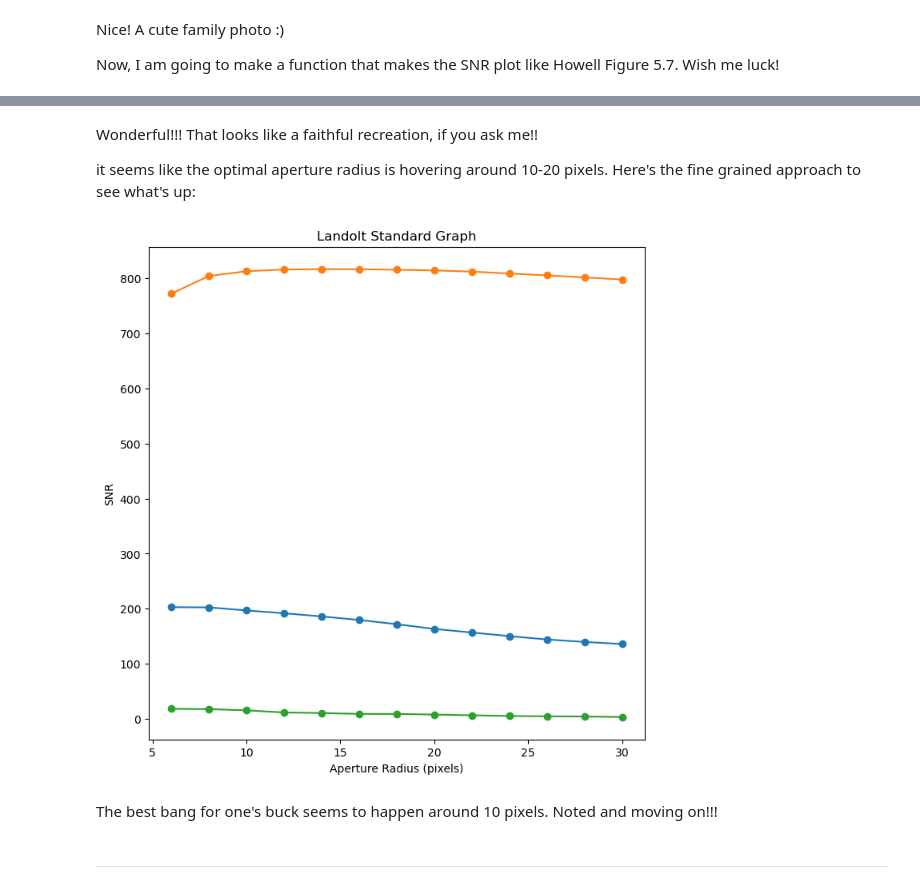
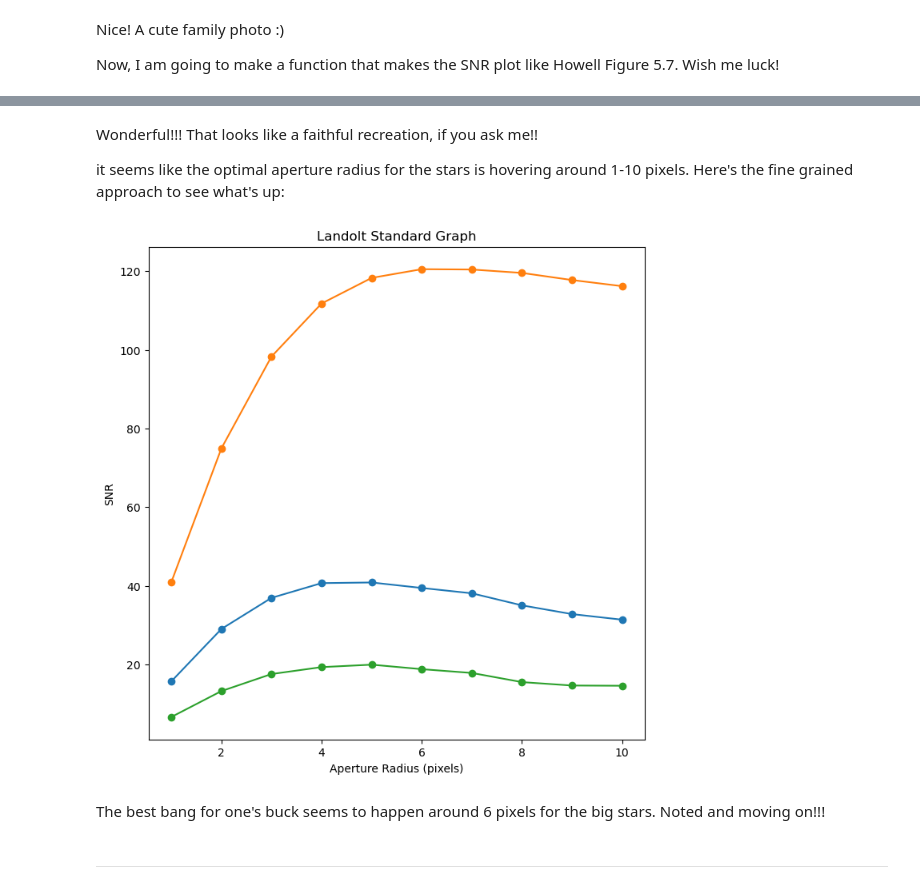
Before and after one commit to belackay/astr_8060_s26_hgbg, a Jupyter notebook: work/belackay/harrison_hmw/jessiehmw6.ipynb, the cells around one changed output, grey strips where cells are left out. Saved outputs shown, nothing was run; the diff lists cells and outputs as text; code cells hidden in the pictures.

```diff
--- a/work/belackay/harrison_hmw/jessiehmw6.ipynb
+++ b/work/belackay/harrison_hmw/jessiehmw6.ipynb
@@ -154,6 +154,8 @@ def make_master_flat(flat_files, master_bias):
     flat_images = [open_image(file) for file in flat_files]
     trimmed_flat_images = [subtract_and_trim(flat) for flat in flat_images]
     bias_subtracted_flats = [flat.subtract(master_bias) for flat in trimmed_flat_images]
+    #flat_mean = np.mean(np.mean(bias_subtracted_flats, axis=1), axis=1)
+    #master_flat = combine(bias_subtracted_flats, method='median', weights=flat_mean, sigma_clip=True, sigma_clip_low_thresh=3, sigma_clip_high_thresh=3)
     master_flat = combine(bias_subtracted_flats, method='average', sigma_clip=True, sigma_clip_low_thresh=2, sigma_clip_high_thresh=2)
     science_data = master_flat.data
     median_val = np.nanmedian(science_data[science_data > 0])
@@ -164,8 +166,8 @@ def make_master_flat(flat_files, master_bias):
 
 def make_master_dark(dark_files, master_bias):
     dark_images = [open_image(file) for file in dark_files]
-    trimmed_dark_images = [subtract_and_trim(dark).subtract(master_bias) for dark in dark_images]
-    bias_subtracted_darks = [flat.subtract(master_bias) for flat in trimmed_dark_images]
+    trimmed_dark_images = [subtract_and_trim(dark) for dark in dark_images]
+    bias_subtracted_darks = [dark.subtract(master_bias) for dark in trimmed_dark_images]
     master_dark = combine(bias_subtracted_darks, method='average', sigma_clip=True, sigma_clip_low_thresh=3, sigma_clip_high_thresh=3)
     return master_dark
 
@@ -260,11 +281,11 @@ plot_processed_file(otzb_landolt, (10, 10), "Landolt Standard Field Calibrated I
 # %% [markdown]
 Gorgeous!!!!! Okay!!! Now, let's try to get the apparatus for finding the stars, finding the three different stars, as well as using all the different aperture size. From my snooping around on SAO, I am choosing the following stars:
 # %%
-x1 = 1044.35 - 53.0 # medium
-x2 = 666.0 - 53.0 # bright
-x3 = 1322.0 - 53.0 # faint
-y1 = 2048.0 - 1049.0
-y2 = 2048.0 - 1713.0
-y3 = 2048.0 - 1088.0
+x1 = 1047.529 # medium
+x2 = 1228.0913 # bright
+x3 = 802.58066 # faint
+y1 = 1043.5555
+y2 = 742.88683
+y3 = 682.4134
 positions = [(x1,y1),(x2,y2),(x3,y3)]
 # %% [markdown]
@@ -311,18 +332,17 @@ Now, I am going to make a function that makes the SNR plot like Howell Figure 5.
 # %%
 from photutils.aperture import ApertureStats
 
-def aperture_photometry_test(file, aperture_radii):
+def aperture_photometry_test(img, aperture_radii):
 
     SNR_values = []
 
     for radius in aperture_radii:
 
-        oriented_img = np.flip(np.rot90(file, k=2), 1)
         aperture = CircularAperture(positions, r=radius)
-        annulus_aperture = CircularAnnulus(positions, r_in=radius*2, r_out=radius*3)
-        aperstats = ApertureStats(oriented_img, annulus_aperture)
+        annulus_aperture = CircularAnnulus(positions, r_in=45, r_out=50)
+        aperstats = ApertureStats(img, annulus_aperture)
         bkg_mean = aperstats.mean
-        phot_table = aperture_photometry(oriented_img, aperture)
+        phot_table = aperture_photometry(img, aperture)
         SNR_values.append((phot_table['aperture_sum'] - bkg_mean * aperture.area) / np.sqrt(phot_table['aperture_sum'] + bkg_mean * aperture.area))
 
     fig = plt.subplots(1,1,figsize=(8, 8))
@@ -338,13 +358,13 @@ aperture_photometry_test(otzb_landolt, aperture_radii=[1, 2, 3, 4, 5, 10, 20, 30
 # %% [markdown]
 Wonderful!!! That looks like a faithful recreation, if you ask me!!
 
-it seems like the optimal aperture radius is hovering around 10-20 pixels. Here's the fine grained approach to see what's up:
+it seems like the optimal aperture radius for the stars is hovering around 1-10 pixels. Here's the fine grained approach to see what's up:
 # %%
-aperture_photometry_test(otzb_landolt, aperture_radii=[6, 8, 10, 12, 14, 16, 18, 20, 22, 24, 26, 28, 30])
+aperture_photometry_test(otzb_landolt, aperture_radii=[1, 2, 3, 4, 5, 6, 7, 8, 9, 10])
 # %% [output]
-[figure, old version]
+[figure, new version]
 # %% [markdown]
-The best bang for one's buck seems to happen around 10 pixels. Noted and moving on!!!
+The best bang for one's buck seems to happen around 6 pixels for the big stars. Noted and moving on!!!
 # %% [markdown]
 -----
 # %% [markdown]
```
Also changed, not shown: parts of 57 cells of this notebook, 3 other files.
